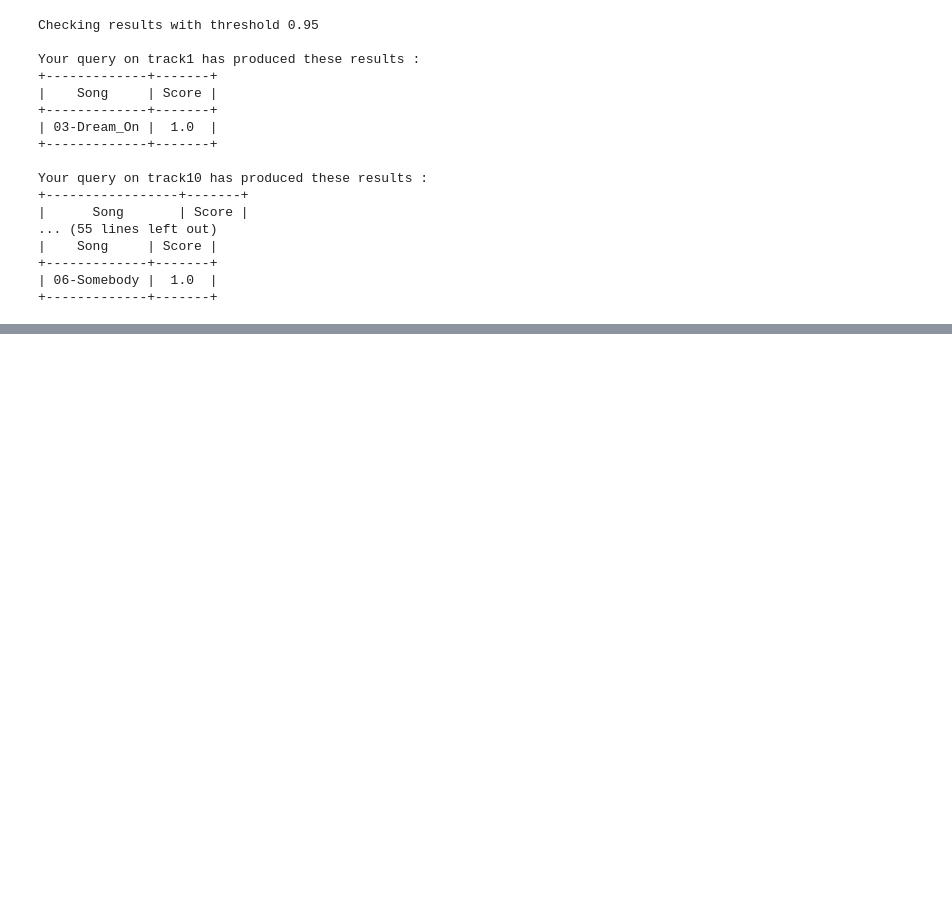
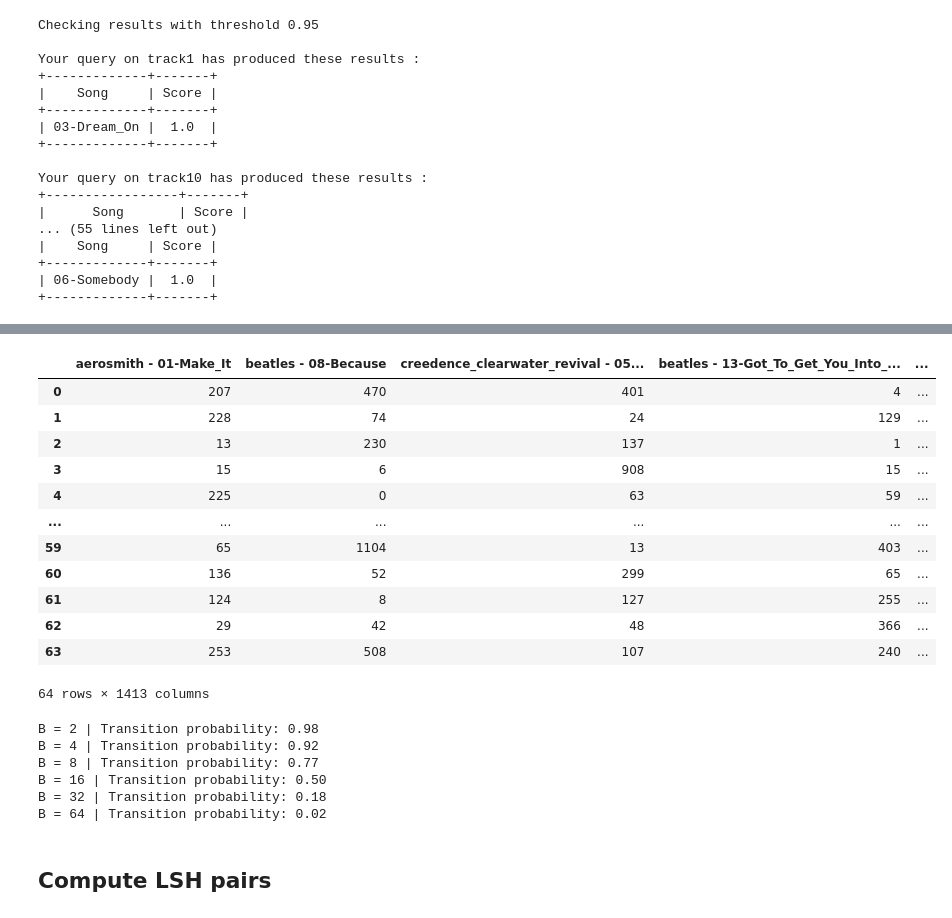
Before and after one commit to S4b3/ADM-HW4-Group11, a Jupyter notebook: AudioSignals.ipynb, the cells around one changed output, grey strips where cells are left out. Cells and saved outputs as stored; diff of their text form; code cells hidden in the pictures; blank space fills up the shorter version.

```diff
--- a/AudioSignals.ipynb
+++ b/AudioSignals.ipynb
@@ -245,0 +303,3 @@ Your query on track10 has produced these results :
+# %%
+with open('./permutation_seed.txt', 'r') as f:
+    hashSeed = int(f.read())
@@ -245,0 +337,7 @@ Your query on track10 has produced these results :
+# %%
+signaturesDict = {}
+def add_sig_to_dict(col, dict, hash_functions) :
+    sig = extract_min_hash_signature(shingle_mat[col], hash_functions)
+    dict[col] = sig
+
+result = pool.map(lambda col : add_sig_to_dict(col, signaturesDict, hash_functions), shingle_mat.columns)
@@ -245,0 +348,2 @@ Your query on track10 has produced these results :
+# %%
+signatures_matrix = pd.DataFrame(signaturesDict)
@@ -245,0 +352,20 @@ Your query on track10 has produced these results :
+# %%
+with open('./data/signature_mat.csv', 'r') as f:
+    signatures_matrix = pd.read_csv(f,index_col=0)
+# %%
+signatures_matrix
+#print(f"{song_list[int(idx)].split('/')[2][3:-1]} by {song_list[int(idx)].split('/')[0]}".replace("_"," "))
+# %% [output]
+|  | aerosmith - 01-Make_It | beatles - 08-Because | creedence_clearwater_revival - 05... | beatles - 13-Got_To_Get_You_Into_... | ... |
+| 0 | 207 | 470 | 401 | 4 | ... |
+| 1 | 228 | 74 | 24 | 129 | ... |
+| 2 | 13 | 230 | 137 | 1 | ... |
+| 3 | 15 | 6 | 908 | 15 | ... |
+| 4 | 225 | 0 | 63 | 59 | ... |
+| ... | ... | ... | ... | ... | ... |
+| 59 | 65 | 1104 | 13 | 403 | ... |
+| 60 | 136 | 52 | 299 | 65 | ... |
+| 61 | 124 | 8 | 127 | 255 | ... |
+| 62 | 29 | 42 | 48 | 366 | ... |
+| 63 | 253 | 508 | 107 | 240 | ... |
+64 rows × 1413 columns
@@ -245,0 +385,21 @@ Your query on track10 has produced these results :
+# %%
+# bands sizes to see what thresholds would look like
+b_vec = [ 2, 4, 5, 6, 7, 8, 10, 12, 14, 16, 32, 64 ]
+
+for b in b_vec :
+    r_i = signatures_matrix.shape[0]/b
+    if(r_i.is_integer() and n == b * r_i):
+        print(f"B = {b} | Transition probability: {(1/b)**(1/r_i):.2f}")
+
+# since b = 8 has 0.77 threshold we will go with this one!
+b = 8
+r = signatures_matrix.shape[0]/b
+# %% [output]
+B = 2 | Transition probability: 0.98
+B = 4 | Transition probability: 0.92
+B = 8 | Transition probability: 0.77
+B = 16 | Transition probability: 0.50
+B = 32 | Transition probability: 0.18
+B = 64 | Transition probability: 0.02
+# %% [markdown]
+## Compute LSH pairs
```
Also changed, not shown: parts of 27 cells of this notebook, 5 other files.
